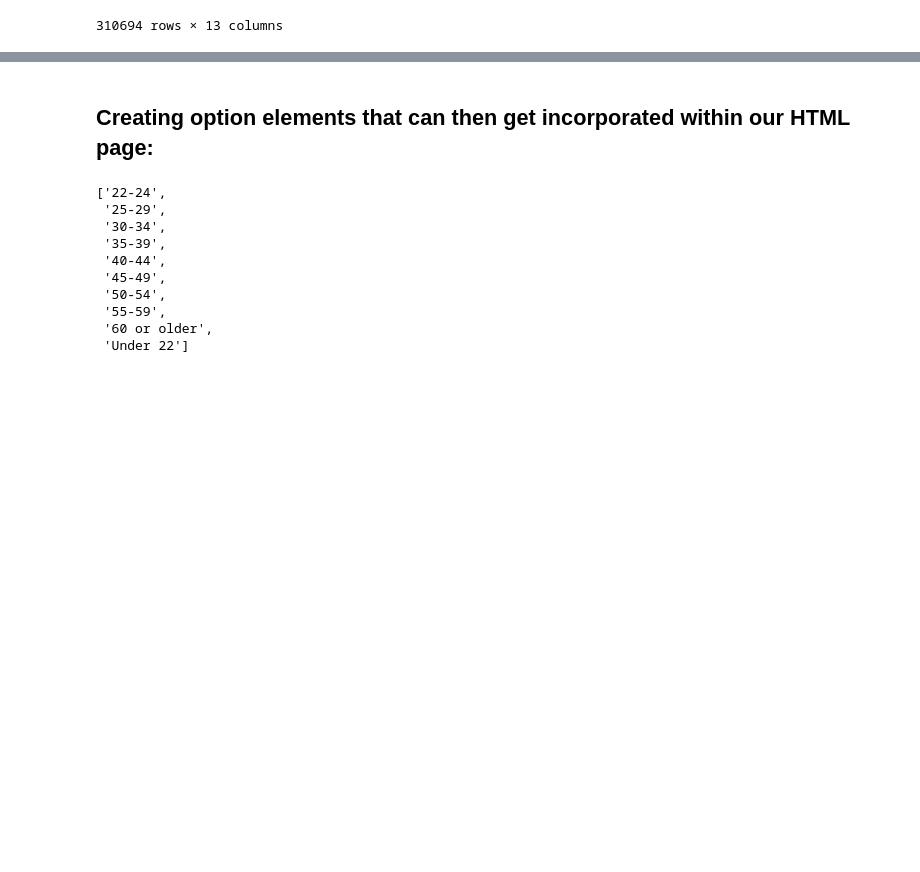
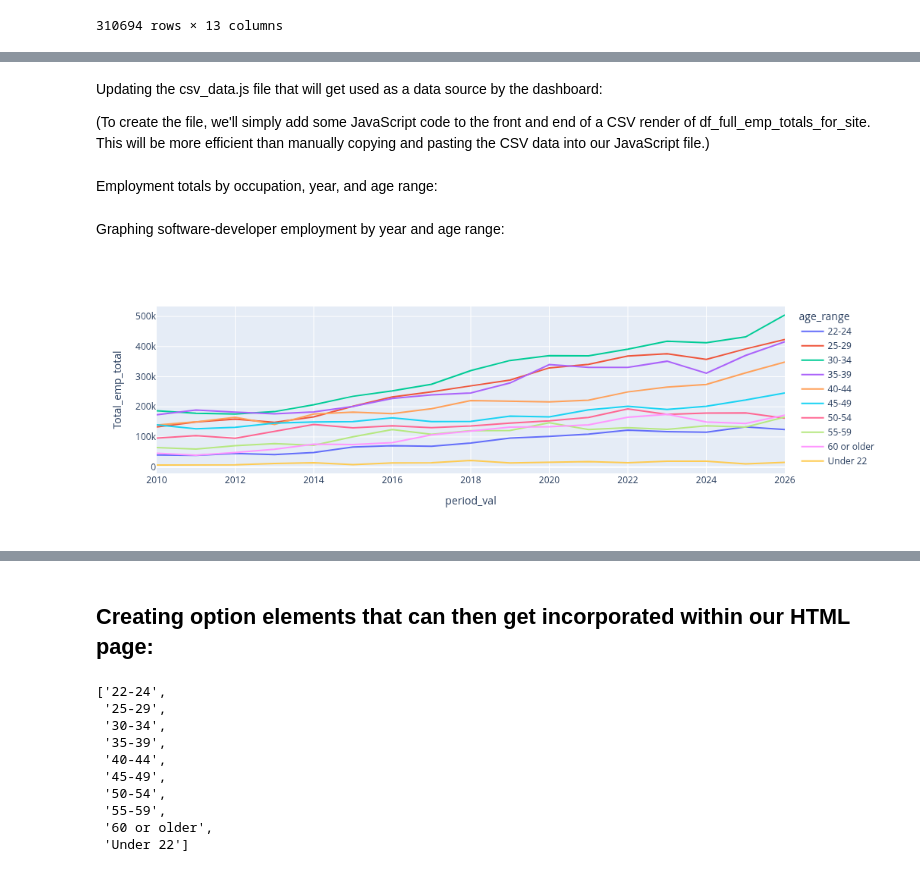
Before and after one commit to kburchfiel/employment_trends, a Jupyter notebook: employment_trends.ipynb, the cells around one changed output, grey strips where cells are left out. Cells and saved outputs as stored; diff of their text form; code cells hidden in the pictures; blank space fills up the shorter version.

```diff
--- a/employment_trends.ipynb
+++ b/employment_trends.ipynb
@@ -1724,3 +1686,7 @@ df_full_emp_totals_for_site[cols_for_dashboard]
 # %%
 df_full_emp_totals_for_site.to_csv(
 'Datasets/svy_emp_totals.csv', index = False)
+# %% [markdown]
+Updating the csv_data.js file that will get used as a data source by the dashboard:
+
+(To create the file, we'll simply add some JavaScript code to the front and end of a CSV render of df_full_emp_totals_for_site. This will be more efficient than manually copying and pasting the CSV data into our JavaScript file.)
@@ -1726,0 +1699,22 @@ df_full_emp_totals_for_site.to_csv(
+# %% [markdown]
+Employment totals by occupation, year, and age range:
+# %% [markdown]
+Graphing software-developer employment by year and age range:
+# %%
+fig = px.line(df_full_emp_totals.query(
+"(period == 'year_as_str') & (age_range != 'All') & (occ2010 == 'Software \
+developers, applications and systems software')"),
+x = 'period_val', y = 'Total_emp_total',
+hover_data = 'Response_Count_emp_total',
+color = 'age_range')
+# Ensuring that the years will be in chronological order, even if data for
+# certain age ranges isn't present for all years:
+# Any individual age-range value could have been used here instead of 'All';
+# what's important is to show just one set of period entries so that we don't have
+# duplicate entries within our sort criteria.
+fig.update_xaxes(categoryorder = 'array',
+categoryarray = df_full_emp_totals.query(
+"period == 'year_as_str' & age_range == 'All'").sort_values(
+'period_val')['period_val'].unique())
+# %% [output]
+[figure, added]
```
Also changed, not shown: parts of 37 cells of this notebook, 6 other files.
